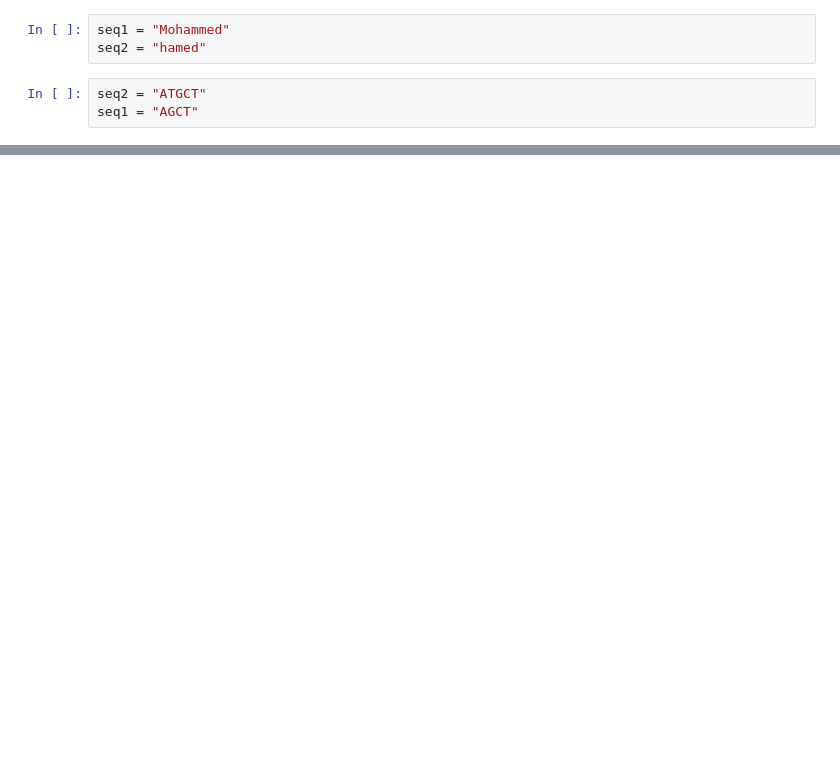
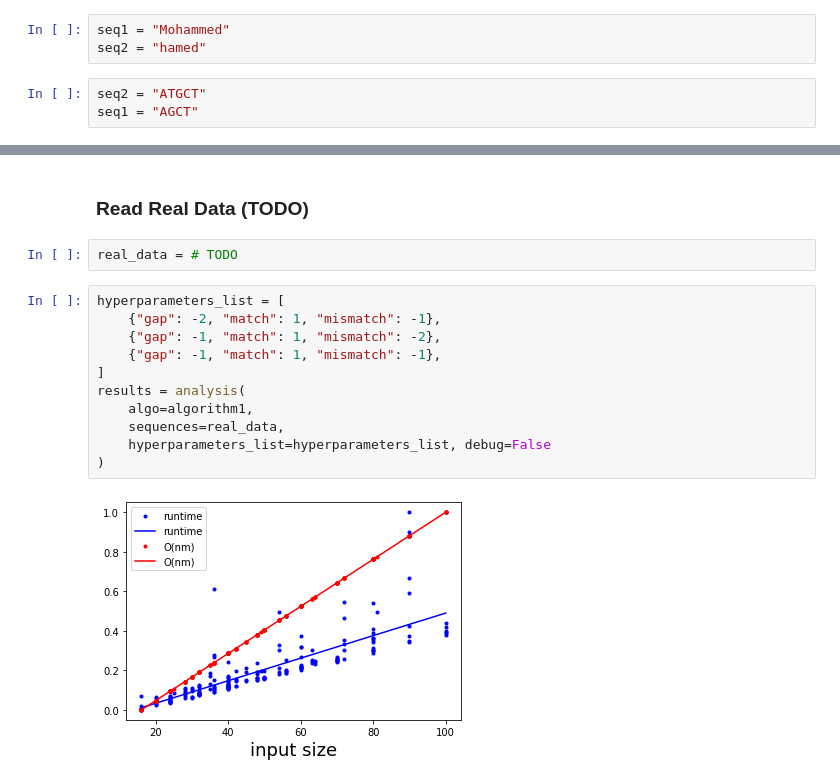
Before and after one commit to MohammedAljahdali/GlobalSequenceAlignment, a Jupyter notebook: sequence.ipynb, the cells around one changed output, grey strips where cells are left out. Drawn from its saved outputs; the diff is of its cells as text; blank space fills up the shorter version.

```diff
--- a/sequence.ipynb
+++ b/sequence.ipynb
@@ -115,0 +296,17 @@ array([[  0.,  -2.,  -4.,  -6.,  -8., -10.],
+# %% [markdown]
+### Read Real Data (TODO)
+# %%
+real_data = # TODO
+# %%
+hyperparameters_list = [
+    {"gap": -2, "match": 1, "mismatch": -1},
+    {"gap": -1, "match": 1, "mismatch": -2},
+    {"gap": -1, "match": 1, "mismatch": -1},
+]
+results = analysis(
+    algo=algorithm1,
+    sequences=real_data,
+    hyperparameters_list=hyperparameters_list, debug=False
+)
+# %% [output]
+[figure, added]
```
Also changed, not shown: parts of 22 cells of this notebook.
